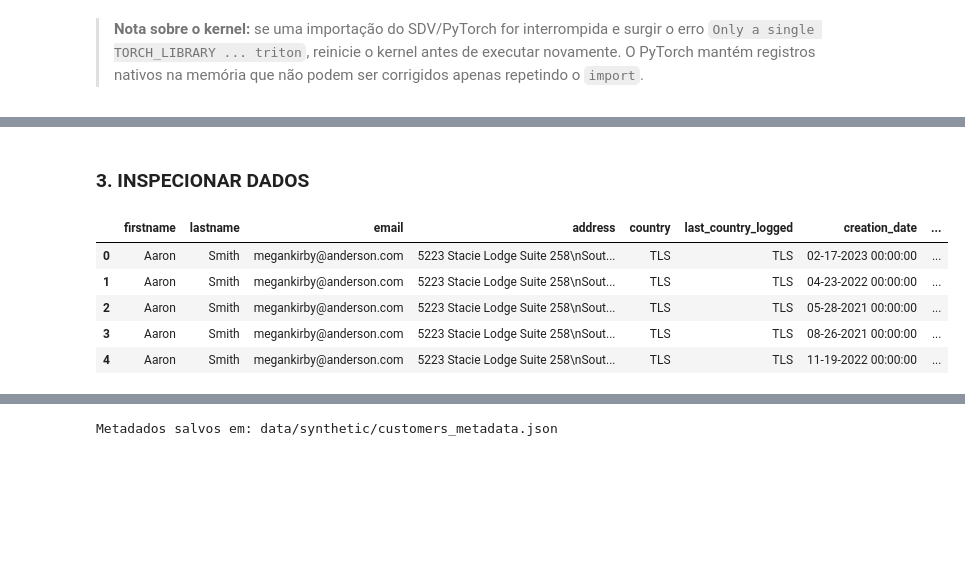
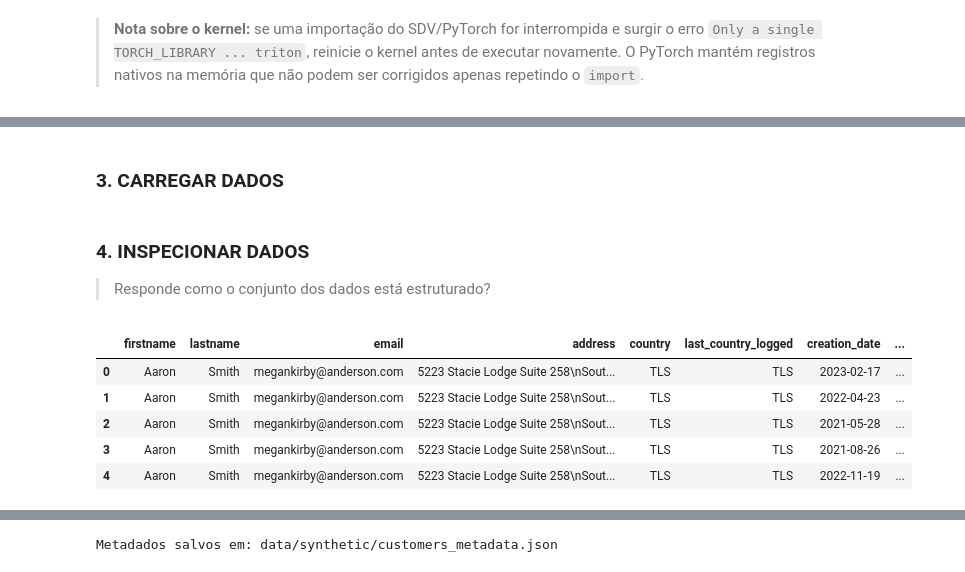
Before and after one commit to dscalexandre/synthetic-data-platform, a Jupyter notebook: notebooks/02_gaussian_copula.ipynb, the cells around one changed output, grey strips where cells are left out. Saved outputs shown, nothing was run; the diff lists cells and outputs as text; code cells hidden in the pictures; blank space fills up the shorter version.

```diff
--- a/notebooks/02_gaussian_copula.ipynb
+++ b/notebooks/02_gaussian_copula.ipynb
@@ -71,13 +58,30 @@ dataset = pd.read_csv(input_path, encoding=encoding)
+# %% [markdown]
+### 3. CARREGAR DADOS
+# %%
+# Carregar dados originais
+date_columns = ["creation_date", "last_activity_date"]
+
+df_origin = pd.read_csv("data/processed/customers.csv",)
+
+df_origin[date_columns] = df_origin[date_columns].apply(
+    pd.to_datetime,
+    format="%m-%d-%Y %H:%M:%S",
+    errors="raise",
+)
+# %%
+# Copiar dados originais
+df = df_origin.copy()
 # %% [markdown]
-### 3. INSPECIONAR DADOS
+### 4. INSPECIONAR DADOS
+> Responde como o conjunto dos dados está estruturado?
 # %%
-# Visualizar os primeiros registros
-dataset.head()
+# Primeiros registros
+df.head()
 # %% [output]
 |  | firstname | lastname | email | address | country | last_country_logged | creation_date | ... |
-| 0 | Aaron | Smith | megankirby@anderson.com | 5223 Stacie Lodge Suite 258\nSout... | TLS | TLS | 02-17-2023 00:00:00 | ... |
-| 1 | Aaron | Smith | megankirby@anderson.com | 5223 Stacie Lodge Suite 258\nSout... | TLS | TLS | 04-23-2022 00:00:00 | ... |
-| 2 | Aaron | Smith | megankirby@anderson.com | 5223 Stacie Lodge Suite 258\nSout... | TLS | TLS | 05-28-2021 00:00:00 | ... |
-| 3 | Aaron | Smith | megankirby@anderson.com | 5223 Stacie Lodge Suite 258\nSout... | TLS | TLS | 08-26-2021 00:00:00 | ... |
-| 4 | Aaron | Smith | megankirby@anderson.com | 5223 Stacie Lodge Suite 258\nSout... | TLS | TLS | 11-19-2022 00:00:00 | ... |
+| 0 | Aaron | Smith | megankirby@anderson.com | 5223 Stacie Lodge Suite 258\nSout... | TLS | TLS | 2023-02-17 | ... |
+| 1 | Aaron | Smith | megankirby@anderson.com | 5223 Stacie Lodge Suite 258\nSout... | TLS | TLS | 2022-04-23 | ... |
+| 2 | Aaron | Smith | megankirby@anderson.com | 5223 Stacie Lodge Suite 258\nSout... | TLS | TLS | 2021-05-28 | ... |
+| 3 | Aaron | Smith | megankirby@anderson.com | 5223 Stacie Lodge Suite 258\nSout... | TLS | TLS | 2021-08-26 | ... |
+| 4 | Aaron | Smith | megankirby@anderson.com | 5223 Stacie Lodge Suite 258\nSout... | TLS | TLS | 2022-11-19 | ... |
 # %%
```
Also changed, not shown: parts of 52 cells of this notebook.
